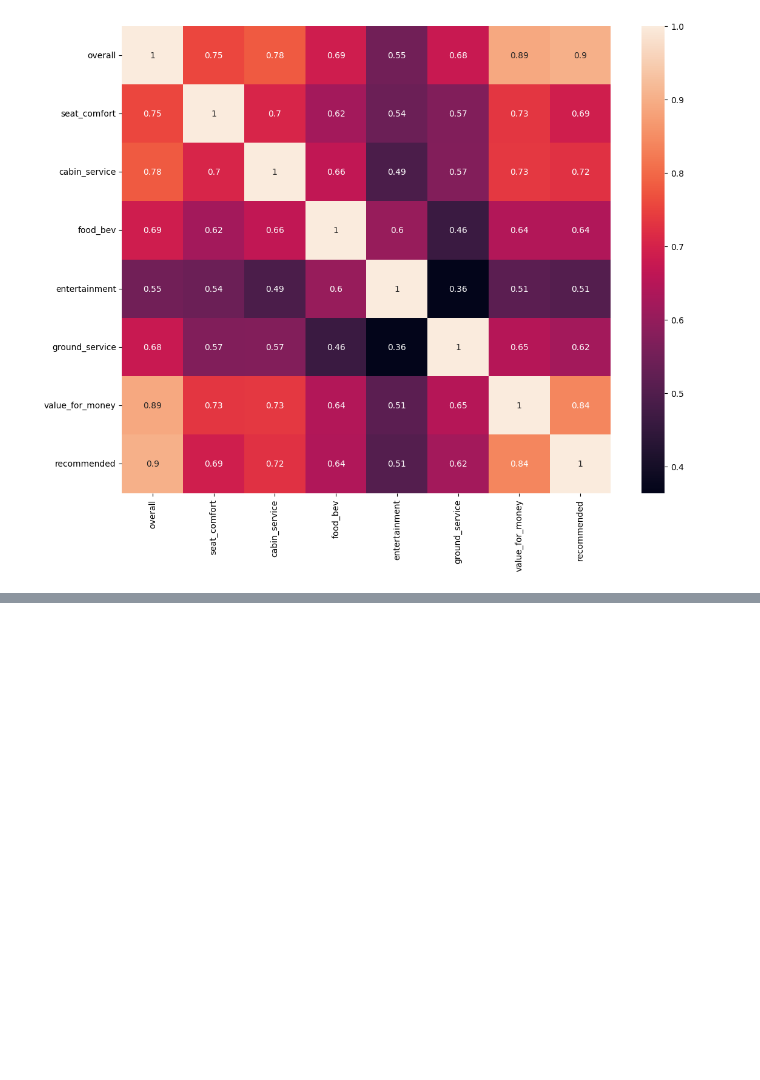
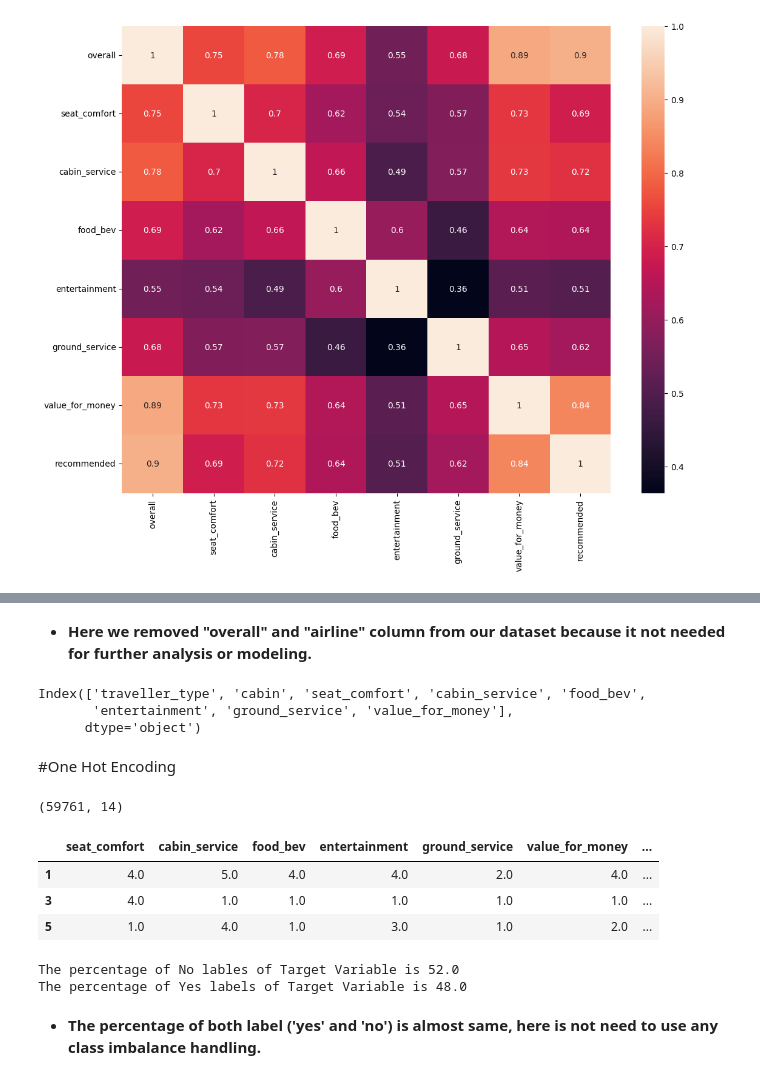
Before and after one commit to kumarsinghashu/Airline-Passenger-Referral-Prediction, a Jupyter notebook: Airline_Passenger_Referral_Prediction.ipynb, the cells around one changed output, grey strips where cells are left out. Cells and saved outputs as stored; diff of their text form; code cells hidden in the pictures; blank space fills up the shorter version.

```diff
--- a/Airline_Passenger_Referral_Prediction.ipynb
+++ b/Airline_Passenger_Referral_Prediction.ipynb
@@ -626,0 +646,41 @@ sns.heatmap(airline_df.corr(), annot=True)
+# %%
+# droping "overall" column
+airline_df.drop(["overall"], axis=1, inplace=True)
+# %%
+# droping "airline" column
+airline_df.drop(["airline"], axis=1, inplace=True)
+# %% [markdown]
+* **Here we removed "overall" and "airline" column from our dataset because it not needed for further analysis or modeling.**
+# %%
+# Splitting the dependent and independent variables
+y = airline_df['recommended']
+x = airline_df.drop(columns = 'recommended')
+# %%
+x.columns
+# %% [output]
+Index(['traveller_type', 'cabin', 'seat_comfort', 'cabin_service', 'food_bev',
+       'entertainment', 'ground_service', 'value_for_money'],
+      dtype='object')
+# %% [markdown]
+#<b/>One Hot Encoding</b>
+# %%
+x = pd.get_dummies(x)
+# %%
+x.shape
+# %% [output]
+(59761, 14)
+# %%
+x.head(3)
+# %% [output]
+|  | seat_comfort | cabin_service | food_bev | entertainment | ground_service | value_for_money | ... |
+| 1 | 4.0 | 5.0 | 4.0 | 4.0 | 2.0 | 4.0 | ... |
+| 3 | 4.0 | 1.0 | 1.0 | 1.0 | 1.0 | 1.0 | ... |
+| 5 | 1.0 | 4.0 | 1.0 | 3.0 | 1.0 | 2.0 | ... |
+# %%
+print("The percentage of No lables of Target Variable is", np.round(y.value_counts()[0]/len(y)*100))
+print("The percentage of Yes labels of Target Variable is", np.round(y.value_counts()[1]/len(y)*100))
+# %% [output]
+The percentage of No lables of Target Variable is 52.0
+The percentage of Yes labels of Target Variable is 48.0
+# %% [markdown]
+- **The percentage of both label ('yes' and 'no') is almost same, here is not need  to use any class imbalance handling.**
```
Also changed, not shown: parts of 3 cells of this notebook.
